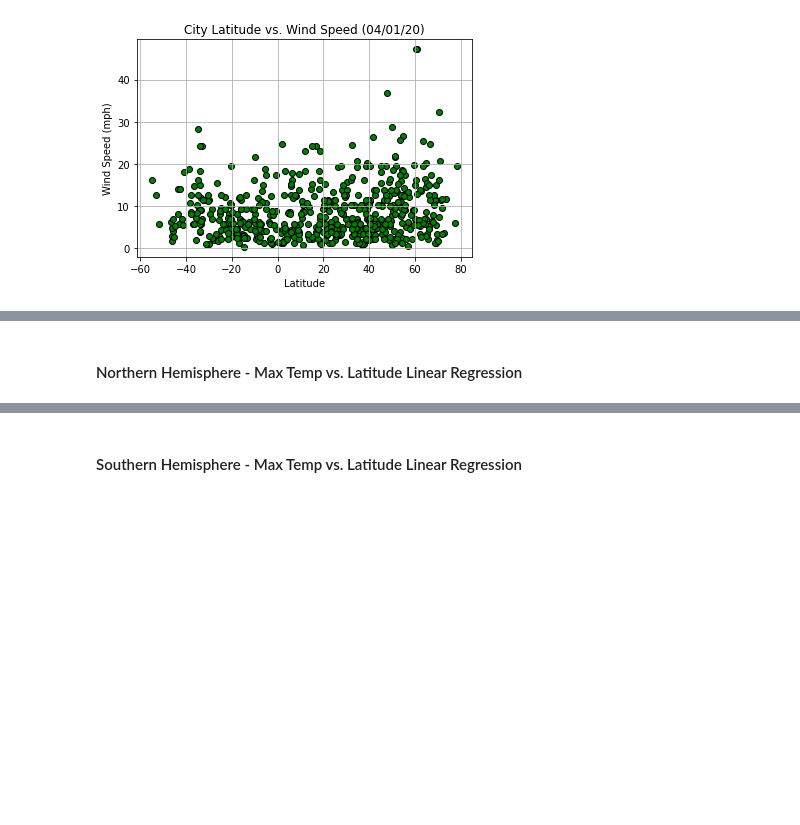
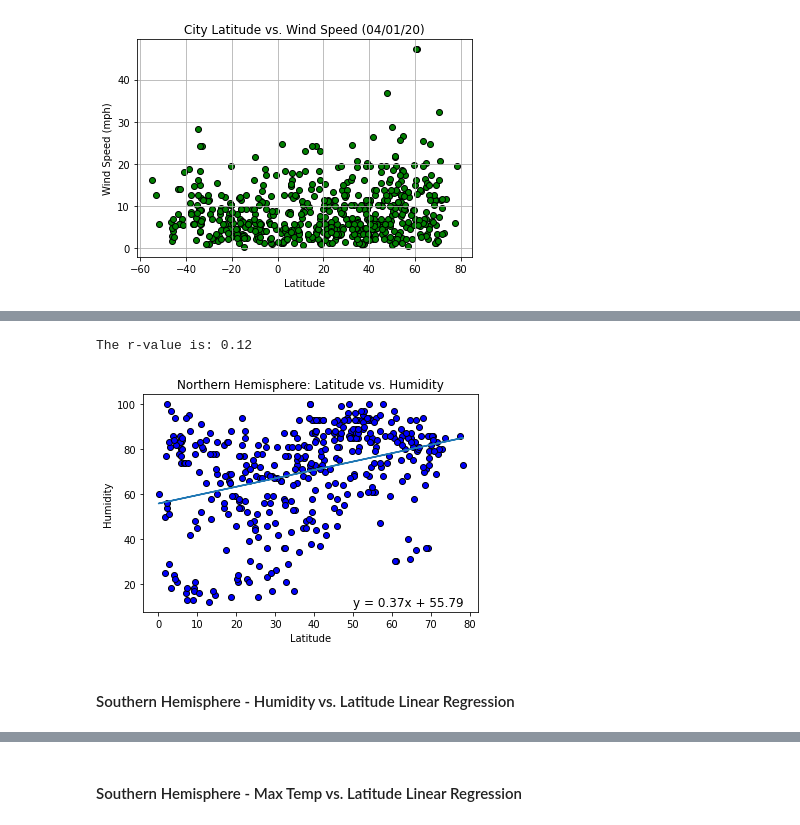
Before and after one commit to JGarvert/python-api-challenge, a Jupyter notebook: WeatherPy/WeatherPy.ipynb, the cells around one changed output, grey strips where cells are left out. Saved outputs shown, nothing was run; the diff lists cells and outputs as text; code cells hidden in the pictures; blank space fills up the shorter version.

```diff
--- a/WeatherPy/WeatherPy.ipynb
+++ b/WeatherPy/WeatherPy.ipynb
@@ -329,16 +372,19 @@ However, there are a few outlier speeds above 30 mph and the majoriy are 20 mph
 # %%
-north_city_df = city_df.loc[citydf['Latitude']>0]
-plt.scatter(north_citydf['Latitude'],north_citydf['Max Temp (F)'], c = 'r', edgecolor = 'k')
+north_hum_df = city_df.loc[city_df['Lat']>=0]
+plt.scatter(north_hem_df['Lat'],north_hem_df['Humidity'], c = 'blue', edgecolor = 'k')
 plt.xlabel('Latitude')
-plt.ylabel('Max Temperature (F)')
-plt.title(f'Northern Hemisphere: Latitude vs. Max Temperature')
+plt.ylabel('Humidity')
+plt.title(f'Northern Hemisphere: Latitude vs. Humidity')
 
 # Regression Analysis
-(slope, intercept, rvalue, pvalue, stderr) = linregress(north_citydf['Latitude'],north_citydf['Max Temp (F)'])
-regress_values = north_citydf['Latitude'] * slope + intercept
+(slope, intercept, rvalue, pvalue, stderr) = linregress(north_hem_df['Lat'],north_hem_df['Humidity'])
+regress_values = north_hem_df['Lat'] * slope + intercept
 line_eq = "y = " + str(round(slope,2)) + "x + " + str(round(intercept,2))
-plt.plot(north_citydf['Latitude'],regress_values)
-plt.annotate(line_eq,(10,50),fontsize=12,color="b")
-print(f"The r-squared is: {round(rvalue**2,2)}")
+plt.plot(north_hem_df['Lat'],regress_values)
+plt.annotate(line_eq,(50,10),fontsize=12,color="black")
+print(f"The r-value is: {round(rvalue**2,2)}")
+# %% [output]
+The r-value is: 0.12
+[figure, added]
 # %% [markdown]
-####  Northern Hemisphere - Max Temp vs. Latitude Linear Regression
+####  Southern Hemisphere - Humidity vs. Latitude Linear Regression
```
Also changed, not shown: parts of 8 cells of this notebook.
